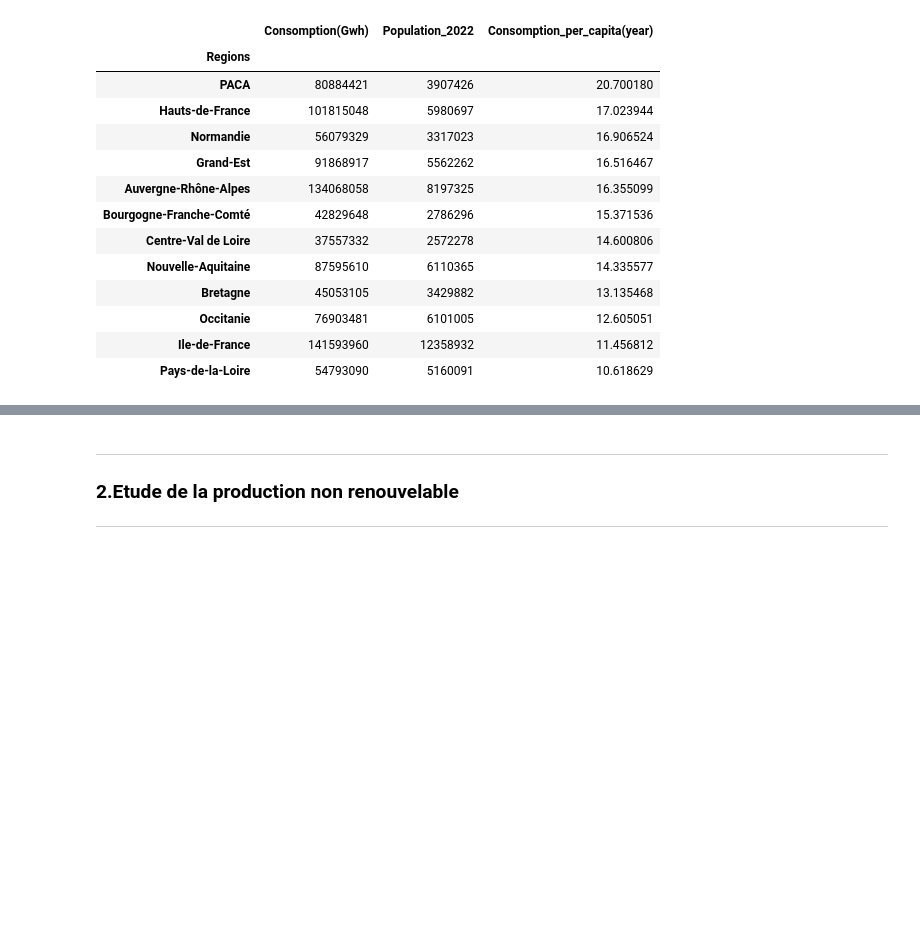
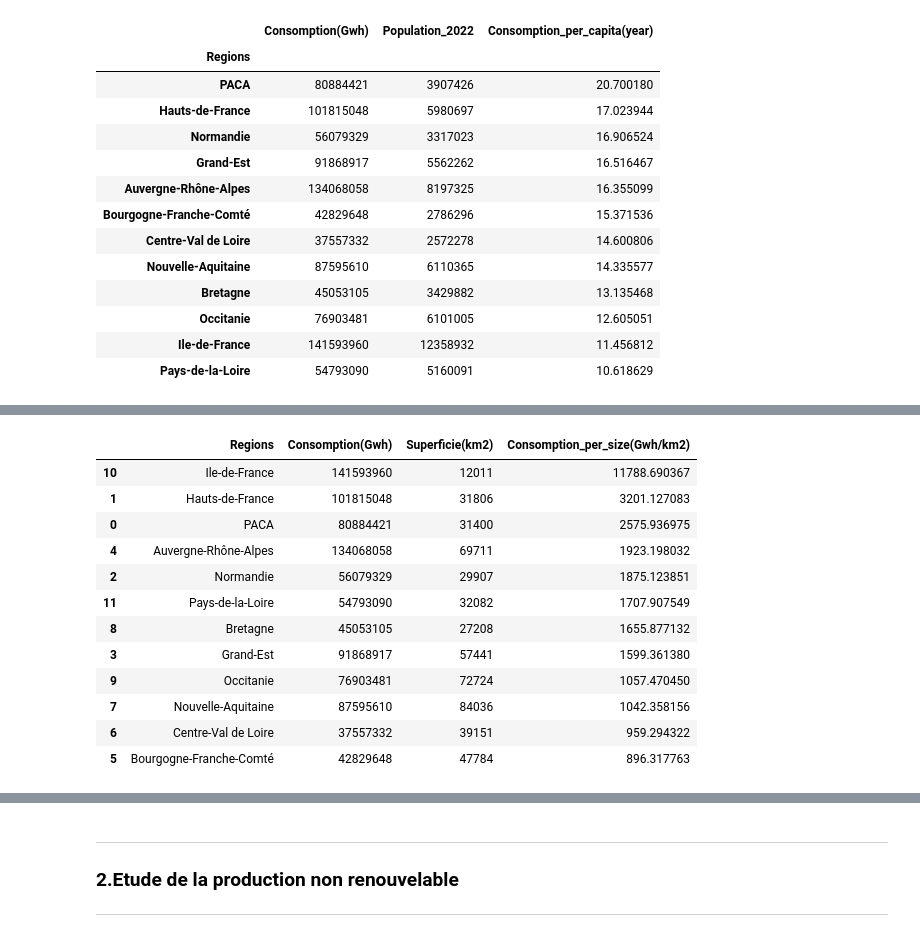
Before and after one commit to eusoumarkinhoz/Stats_Prob-2, a Jupyter notebook: Notebook/1.2 _wip_Regional - Series temporelles.ipynb, the cells around one changed output, grey strips where cells are left out. Cells and saved outputs as stored; diff of their text form; code cells hidden in the pictures; blank space fills up the shorter version.

```diff
--- a/Notebook/1.2 _wip_Regional - Series temporelles.ipynb
+++ b/Notebook/1.2 _wip_Regional - Series temporelles.ipynb
@@ -328,0 +345,3 @@ plt.show()
+# %%
+# Adding a new column
+regions_size['Superficie(km2)'] = ['69711','47784','27208','39151','57441','31806','12011','29907','84036','72724','31400','32082']
@@ -328,0 +368,18 @@ plt.show()
+# %%
+# Dividing Consomption per Superficie
+regions_consom_per_size['Consomption_per_size(Gwh/km2)']=regions_consom_per_size['Consomption(Gwh)']/regions_consom_per_size['Superficie(km2)']
+regions_consom_per_size.sort_values(by='Consomption_per_size(Gwh/km2)', ascending=False)
+# %% [output]
+|  | Regions | Consomption(Gwh) | Superficie(km2) | Consomption_per_size(Gwh/km2) |
+| 10 | Ile-de-France | 141593960 | 12011 | 11788.690367 |
+| 1 | Hauts-de-France | 101815048 | 31806 | 3201.127083 |
+| 0 | PACA | 80884421 | 31400 | 2575.936975 |
+| 4 | Auvergne-Rhône-Alpes | 134068058 | 69711 | 1923.198032 |
+| 2 | Normandie | 56079329 | 29907 | 1875.123851 |
+| 11 | Pays-de-la-Loire | 54793090 | 32082 | 1707.907549 |
+| 8 | Bretagne | 45053105 | 27208 | 1655.877132 |
+| 3 | Grand-Est | 91868917 | 57441 | 1599.361380 |
+| 9 | Occitanie | 76903481 | 72724 | 1057.470450 |
+| 7 | Nouvelle-Aquitaine | 87595610 | 84036 | 1042.358156 |
+| 6 | Centre-Val de Loire | 37557332 | 39151 | 959.294322 |
+| 5 | Bourgogne-Franche-Comté | 42829648 | 47784 | 896.317763 |
```
Also changed, not shown: parts of 16 cells of this notebook, 1 other file.
